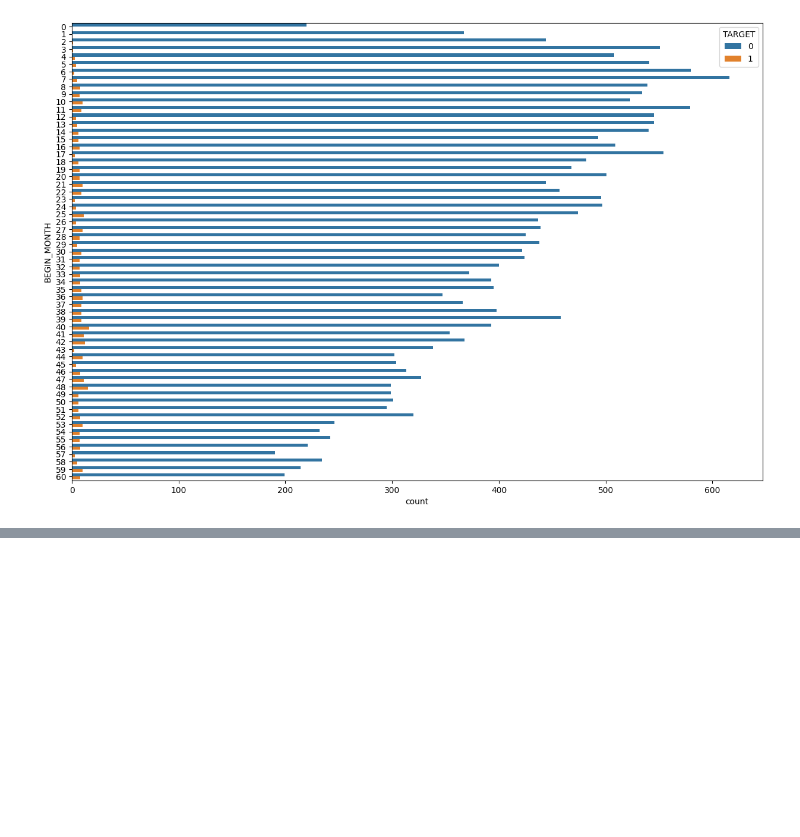
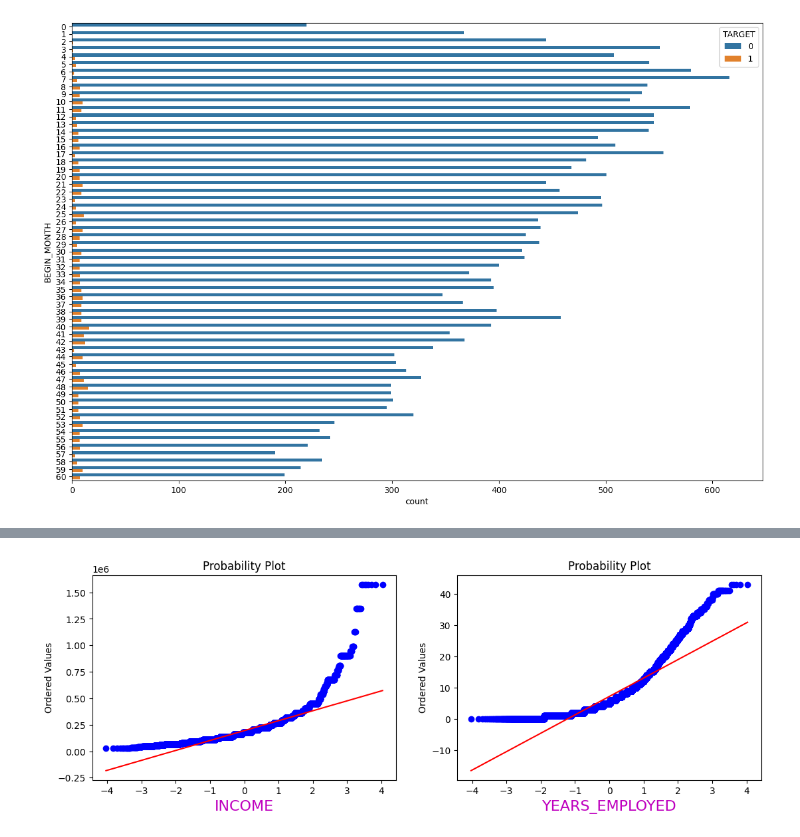
Before and after one commit to HarshGujarathi7/Data-Science-in-Finance--Independent-Study, a Jupyter notebook: Fraud_Detection_Data_Paper.ipynb, the cells around one changed output, grey strips where cells are left out. Saved outputs shown, nothing was run; the diff lists cells and outputs as text; code cells hidden in the pictures; blank space fills up the shorter version.

```diff
--- a/Fraud_Detection_Data_Paper.ipynb
+++ b/Fraud_Detection_Data_Paper.ipynb
@@ -261,0 +309,17 @@ plt.show()
+# %%
+plt.figure(figsize=(13,4))
+
+plt.subplot(121)
+res=stats.probplot(ds3.INCOME,plot=plt,dist="norm")
+plt.xlabel("INCOME",fontsize=16,color="m")
+
+plt.subplot(122)
+res=stats.probplot(ds3.YEARS_EMPLOYED,plot=plt,dist="norm")
+plt.xlabel("YEARS_EMPLOYED",fontsize=16,color="m")
+
+plt.show()
+
+# Q-Q plot show all the points are not distributed uniformly for income
+# As compared to INCOME, YEARS_EMPLOYED shows more disturbance in distribution.It has few outliers because high earning people also there
+# %% [output]
+[figure, added]
```
Also changed, not shown: parts of 16 cells of this notebook.
